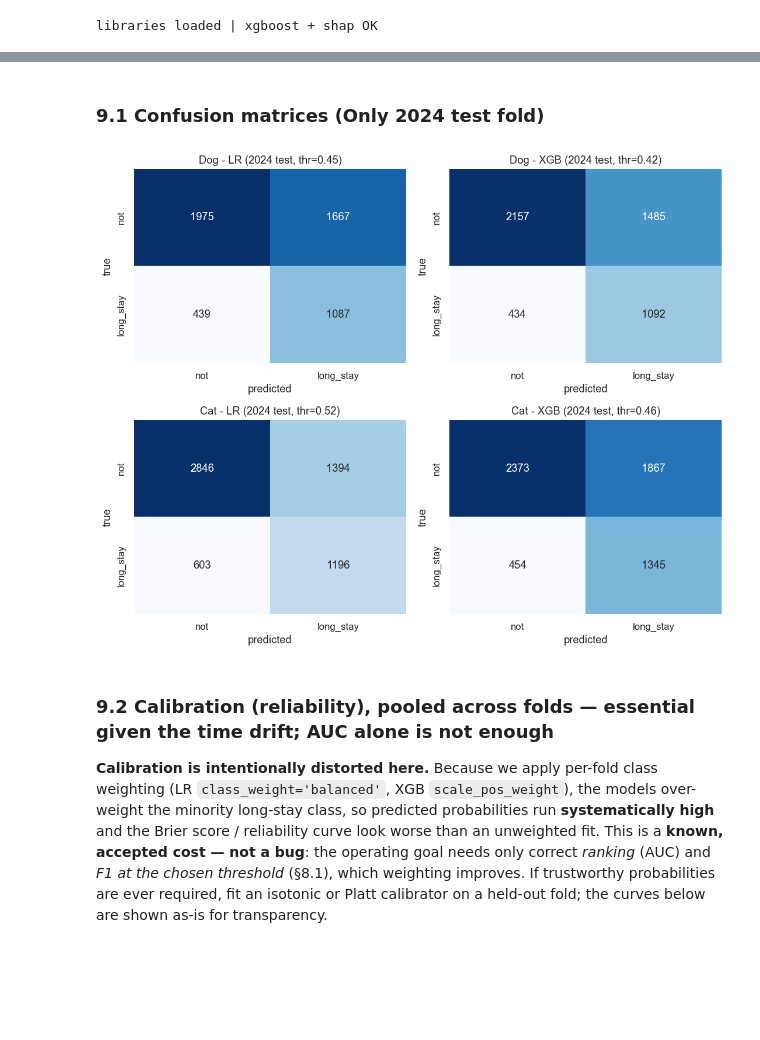
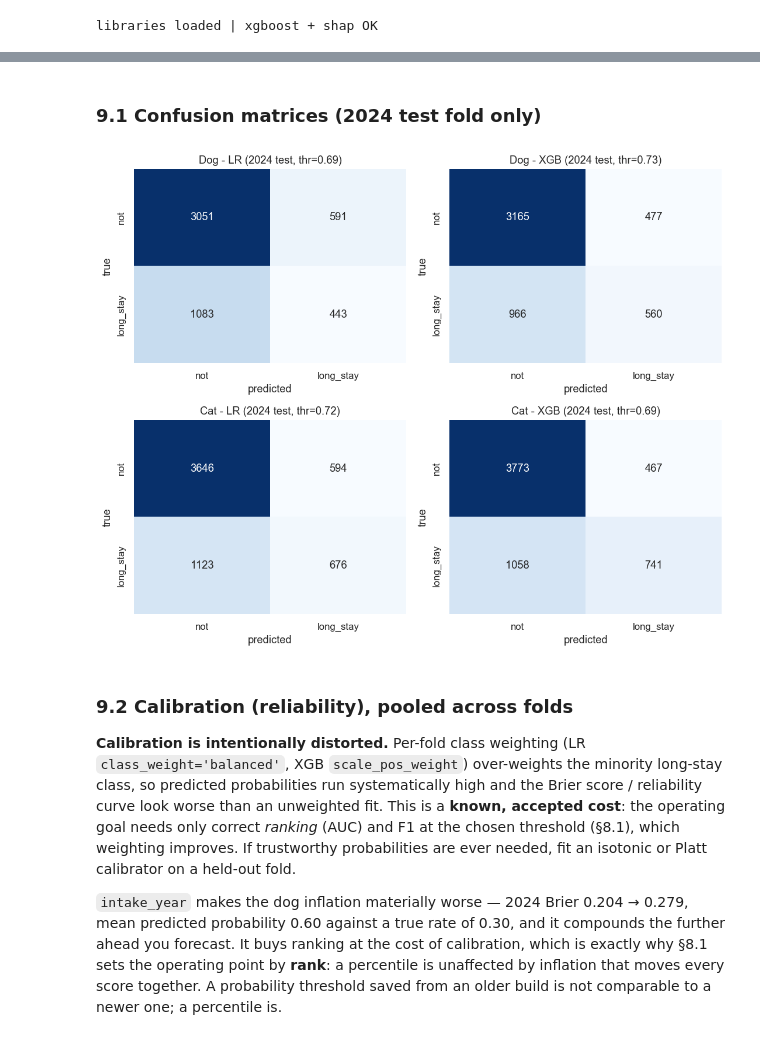
Before and after one commit to chienchien50425-alt/Long-Stay-Prediction-Austin-Animal-Shelter, a Jupyter notebook: notebooks/03_modeling.ipynb, the cells around one changed output, grey strips where cells are left out. Saved outputs shown, nothing was run; the diff lists cells and outputs as text; code cells hidden in the pictures; blank space fills up the shorter version.

```diff
--- a/notebooks/03_modeling.ipynb
+++ b/notebooks/03_modeling.ipynb
@@ -322,15 +381,23 @@ def tune_and_fit_xgb(train_frame, sp, use_breed=None):
     return pre2, final, best
 
 # validation-fold AUC helper (used by the §7 ablations)
-def val_auc(sp, algo, use_breed=None):
-    yval = VAL_TE[sp][TARGET].values
+def fold_auc(sp, algo, Y, use_breed=None, lr_use_is_sn=True):
+    """AUC on ONE decision fold (train < Y -> evaluate Y)."""
+    tr, te = DEC_TR[Y][sp], DEC_TE[Y][sp]
     if algo == 'LR':
-        pipe = fit_lr(VAL_TR[sp], sp, use_breed=use_breed)
-        proba = pipe.predict_proba(VAL_TE[sp])[:, 1]
+        proba = fit_lr(tr, sp, use_breed=use_breed, lr_use_is_sn=lr_use_is_sn).predict_proba(te)[:, 1]
     else:
-        pre, final, _ = tune_and_fit_xgb(VAL_TR[sp], sp, use_breed=use_breed)
-        proba = final.predict_proba(pre.transform(VAL_TE[sp]))[:, 1]
-    return roc_auc_score(yval, proba)
+        pre, final, _ = tune_and_fit_xgb(tr, sp, use_breed=use_breed)
+        proba = final.predict_proba(pre.transform(te))[:, 1]
+    return roc_auc_score(te[TARGET].values, proba)
+
+def decision_auc(sp, algo, **kw):
+    """MEAN of the per-fold AUCs across DECISION_YEARS — deliberately not one AUC over pooled
+    predictions. The folds sit on different score scales (2022 mean proba 0.454 vs 2023 0.496) and
+    different base rates, so pooling leaks the year signal into the ranking. That bias measures
+    ~0.0008, which is over half the size of the ablation effects below."""
+    per = [fold_auc(sp, algo, Y, **kw) for Y in DECISION_YEARS]
+    return float(np.mean(per)), per
 
 BT = []           # one row per (test_year, species, model)
 BT_PRED = {}      # (test_year, species, model) -> (y_true, proba), for pooled calibration/confusion
@@ -502,10 +613,13 @@ head = []
 for sp in ['Dog', 'Cat']:
     for tag in ['LR', 'XGB']:
         yte, pte = BT_PRED[(REF_TEST_YEAR, sp, tag)]
-        head.append(evaluate(tag, sp, REF_TEST_YEAR, yte, pte, thr=CHOSEN_THR[(sp, tag)]))
+        # rank-based: flag the top FLAG_RATE of THIS cohort's scores, so the flagged share is exact
+        # regardless of probability drift. CHOSEN_THR is kept as the pooled-fold reference value.
+        head.append(evaluate(tag, sp, REF_TEST_YEAR, yte, pte,
+                             thr=float(np.quantile(pte, 1 - FLAG_RATE))))
 head = pd.DataFrame(head)[['species', 'model', 'threshold', 'recall', 'precision', 'F1', 'AUC', 'n_test']]
-print(f'HEADLINE — {REF_TEST_YEAR} test fold at the operating threshold (chosen on pooled {THR_POOL_YEARS}); '
-      'positive class = long-stay, threshold at max-F1:')
+print(f'HEADLINE — {REF_TEST_YEAR} test fold, flagging the top {FLAG_RATE:.0%} of scored intakes '
+      '(positive class = long-stay):')
 print(head.round(3).to_string(index=False))
 
 # ---- AUC stability across folds (threshold-free, supporting evidence) ----
@@ -513,7 +627,9 @@ agg = (bt.groupby(['species', 'model'])
          .agg(AUC_mean=('AUC', 'mean'), AUC_std=('AUC', 'std'),
               Brier_mean=('Brier', 'mean'), folds=('AUC', 'size'))
          .round(3))
-print('\nAUC stability over folds (mean +/- std across test years 2020-2024; threshold-free):')
+print(f'\nAUC stability over folds (mean +/- std across test years {TEST_YEARS}; threshold-free):')
+print(f'  NOTE: std is computed from {len(TEST_YEARS)} folds — still a small sample, so read it as')
+print('  indicative. 2020 and 2021 are trace-only folds: they drive no feature or threshold choice.')
 print(agg.to_string())
 
 print('\nPer-fold test AUC (rows = species | model, cols = test year):')
@@ -553,29 +669,32 @@ Dog     LR     0.764  0.756  0.735  0.641  0.654
 NOTE: dotted line = reference/test fold (2024).
 # %% [markdown]
-### 9.1 Confusion matrices (Only 2024 test fold)
+### 9.1 Confusion matrices (2024 test fold only)
 # %%
 # pool every fold's out-of-sample predictions (each year predicted by a model trained only on its past)
 # kept here because §9.2 calibration still pools across all folds; the confusion matrices below use 2024 only.
 def pooled(sp, tag):
     ys = np.concatenate([BT_PRED[(Y, sp, tag)][0] for Y in TEST_YEARS])
     ps = np.concatenate([BT_PRED[(Y, sp, tag)][1] for Y in TEST_YEARS])
     return ys, ps
 
 order = [('Dog', 'LR'), ('Dog', 'XGB'), ('Cat', 'LR'), ('Cat', 'XGB')]
 fig, axes = plt.subplots(2, 2, figsize=(10, 8))
 for ax, (sp, tag) in zip(axes.ravel(), order):
     ys, ps = BT_PRED[(REF_TEST_YEAR, sp, tag)]   # 2024 test fold only (model trained on 2013-2023)
-    cm = confusion_matrix(ys, (ps >= CHOSEN_THR[(sp, tag)]).astype(int))
+    thr = float(np.quantile(ps, 1 - FLAG_RATE))   # same rank-based rule as the §9 headline
+    cm = confusion_matrix(ys, (ps >= thr).astype(int))
     sns.heatmap(cm, annot=True, fmt='d', cmap='Blues', cbar=False, ax=ax,
                 xticklabels=['not', 'long_stay'], yticklabels=['not', 'long_stay'])
     ax.set_title(f'{sp} - {tag} ({REF_TEST_YEAR} test, thr={CHOSEN_THR[(sp, tag)]:.2f})'); ax.set_xlabel('predicted'); ax.set_ylabel('true')
 fig.tight_layout(); plt.show()
 # %% [output]
-[figure, old version]
+[figure, new version]
 # %% [markdown]
-### 9.2 Calibration (reliability), pooled across folds — essential given the time drift; AUC alone is not enough
+### 9.2 Calibration (reliability), pooled across folds
 
-**Calibration is intentionally distorted here.** Because we apply per-fold class weighting (LR `class_weight='balanced'`, XGB `scale_pos_weight`), the models over-weight the minority long-stay class, so predicted probabilities run **systematically high** and the Brier score / reliability curve look worse than an unweighted fit. This is a **known, accepted cost — not a bug**: the operating goal needs only correct *ranking* (AUC) and *F1 at the chosen threshold* (§8.1), which weighting improves. If trustworthy probabilities are ever required, fit an isotonic or Platt calibrator on a held-out fold; the curves below are shown as-is for transparency.
+**Calibration is intentionally distorted.** Per-fold class weighting (LR `class_weight='balanced'`, XGB `scale_pos_weight`) over-weights the minority long-stay class, so predicted probabilities run systematically high and the Brier score / reliability curve look worse than an unweighted fit. This is a **known, accepted cost**: the operating goal needs only correct *ranking* (AUC) and F1 at the chosen threshold (§8.1), which weighting improves. If trustworthy probabilities are ever needed, fit an isotonic or Platt calibrator on a held-out fold.
+
+`intake_year` makes the dog inflation materially worse — 2024 Brier 0.204 → 0.279, mean predicted probability 0.60 against a true rate of 0.30, and it compounds the further ahead you forecast. It buys ranking at the cost of calibration, which is exactly why §8.1 sets the operating point by **rank**: a percentile is unaffected by inflation that moves every score together. A probability threshold saved from an older build is not comparable to a newer one; a percentile is.
 # %%
 fig, axes = plt.subplots(1, 2, figsize=(13, 6))
 for ax, sp in zip(axes, ['Dog', 'Cat']):
```
Also changed, not shown: parts of 39 cells of this notebook, 3 other files.
